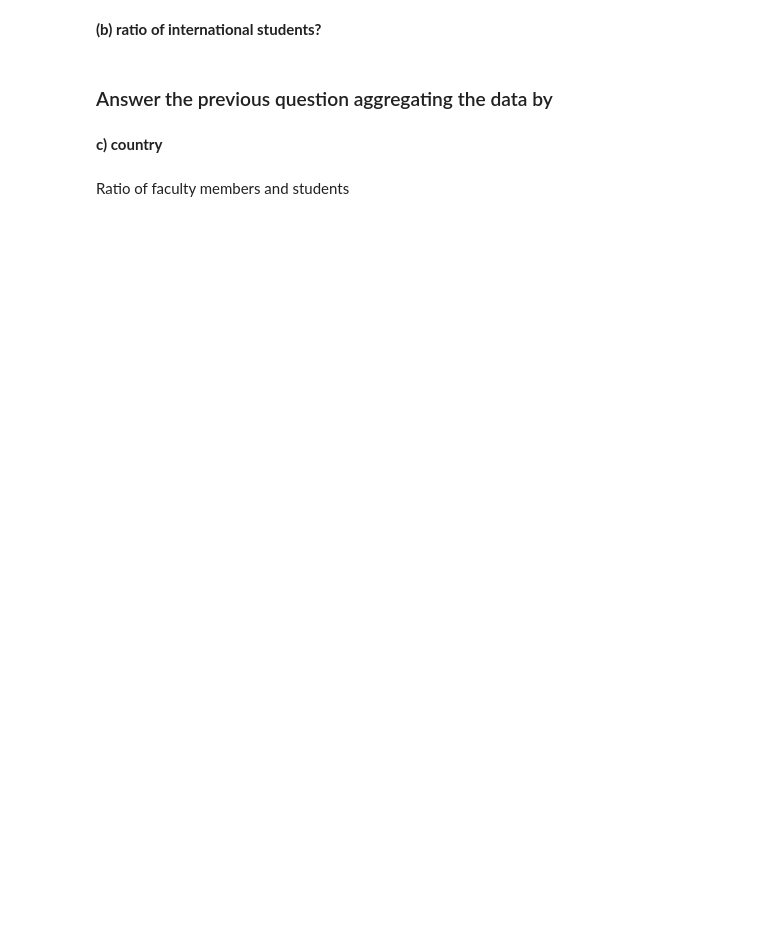
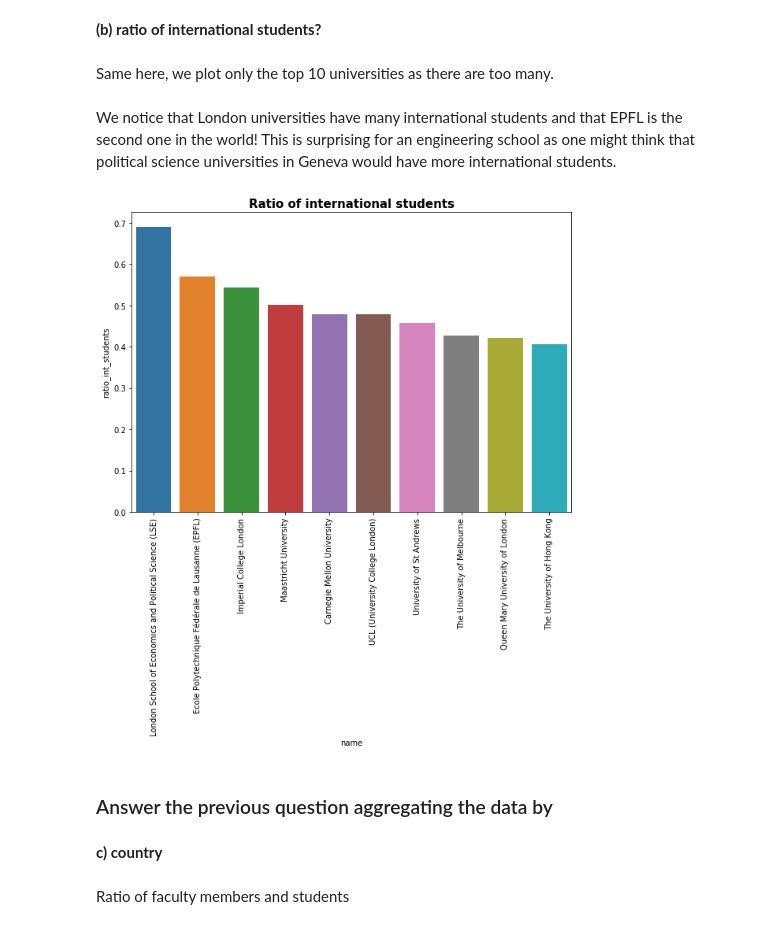
Before and after one commit to darioAnongba/EPFL-ADA, a Jupyter notebook: Labs/02 - Data from the Web/Homework2.ipynb, the cells around one changed output. Saved outputs shown, nothing was run; the diff lists cells and outputs as text; code cells hidden in the pictures; blank space fills up the shorter version.

```diff
--- a/Labs/02 - Data from the Web/Homework2.ipynb
+++ b/Labs/02 - Data from the Web/Homework2.ipynb
@@ -114,11 +126,18 @@ ratio_faculty_students(universities_top, ['name', 'ratio_faculty_students']).sor
 # %% [markdown]
 **(b) ratio of international students?**
+# %% [markdown]
+Same here, we plot only the top 10 universities as there are too many.
+# %% [markdown]
+We notice that London universities have many international students and that EPFL is the second one in the world! This is surprising for an engineering school as one might think that political science universities in Geneva would have more international students.
 # %%
 def ratio_int(df, columns):
     df['ratio_int_students'] = df['student_int'] / df['student_tot']
     return df[columns].dropna()
 
-ratio_int(universities_top, ['name', 'ratio_int_students']).sort_values('ratio_int_students', ascending=False).set_index('name')
+data = ratio_int(universities_top, ['name', 'ratio_int_students']).sort_values('ratio_int_students', ascending=False)
+custom_bar_plot('name', 'ratio_int_students', data[:10], 'Ratio of international students')
+# %% [output]
+[figure, added]
 # %% [markdown]
 ### Answer the previous question aggregating the data by
 # %% [markdown]
```
Also changed, not shown: parts of 13 cells of this notebook, 1 other file.
